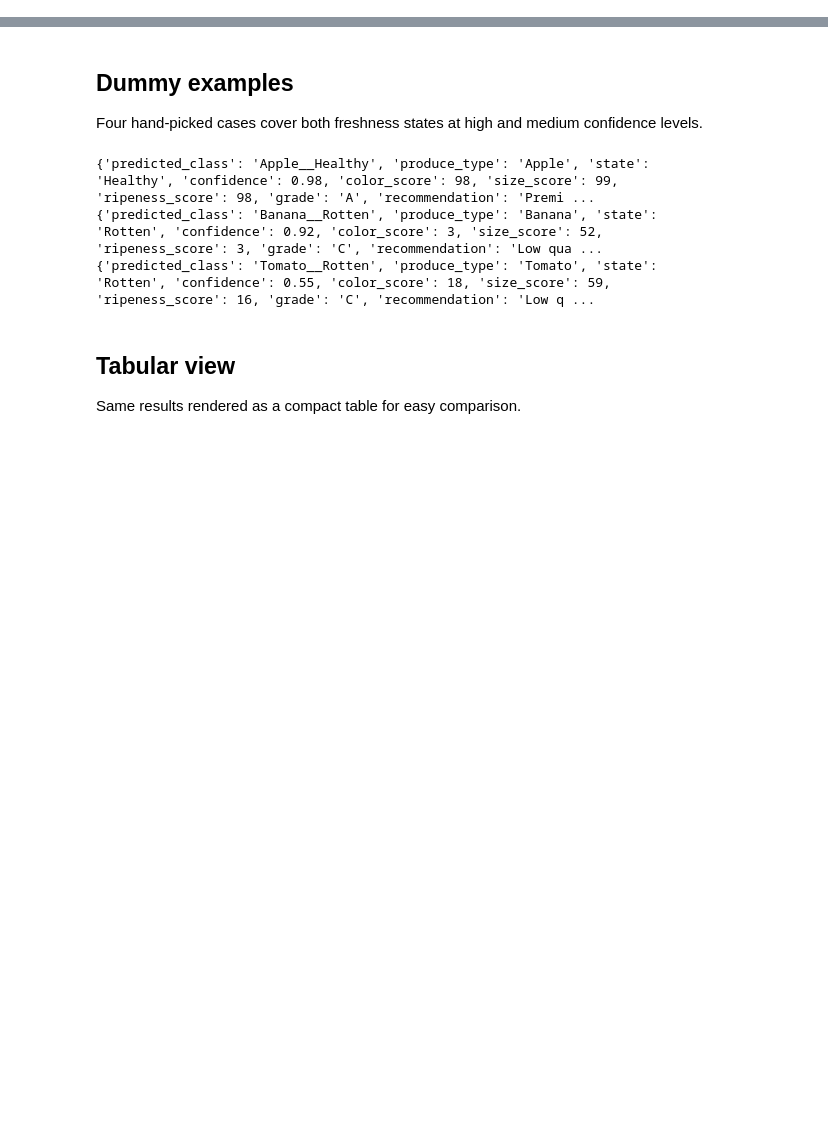
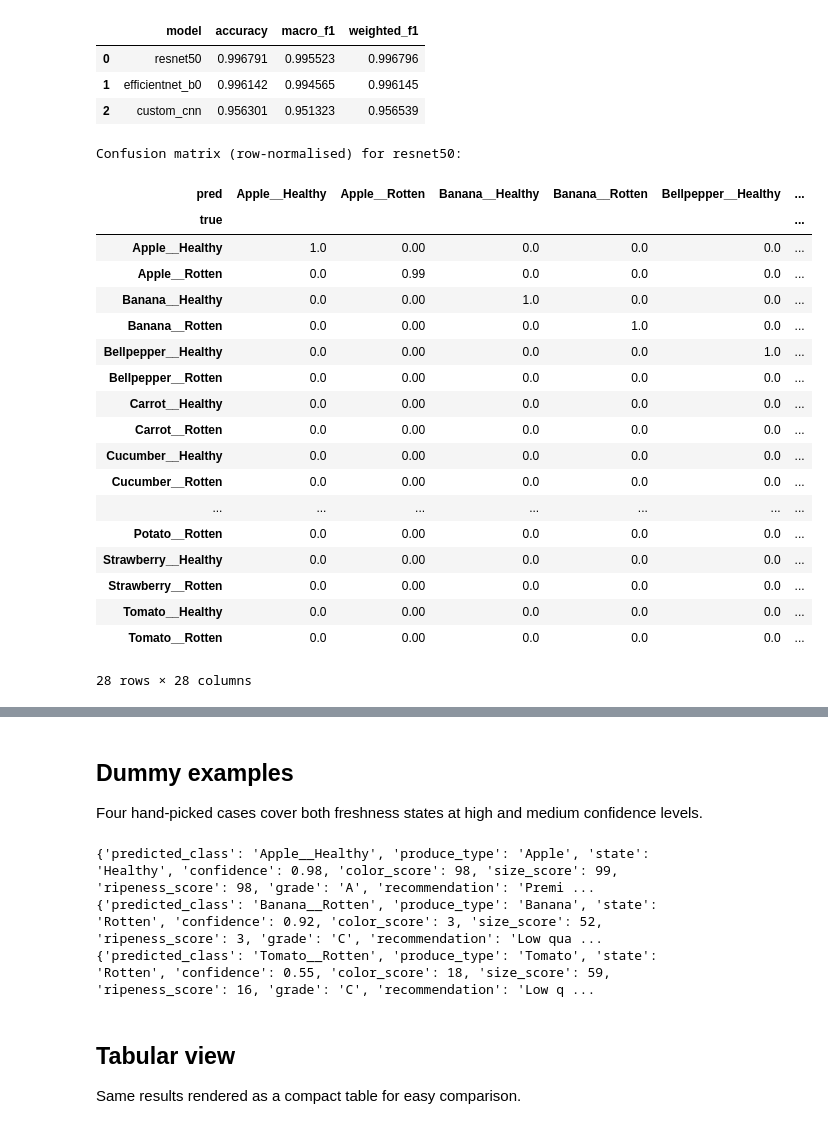
Before and after one commit to Mohamed-Elkiky/UFCFUR-15-3---Advanced-artificial-intelligence, a Jupyter notebook: task2_3_4_cv_quality/notebooks/04_evaluation.ipynb, the cells around one changed output, grey strips where cells are left out. Drawn from its saved outputs; the diff is of its cells as text; code cells hidden in the pictures; blank space fills up the shorter version.

```diff
--- a/task2_3_4_cv_quality/notebooks/04_evaluation.ipynb
+++ b/task2_3_4_cv_quality/notebooks/04_evaluation.ipynb
@@ -0,0 +40,6 @@
+# %%
+bundle = create_dataloaders(verbose=False)
+class_names = bundle.classes
+num_classes = len(class_names)
+print(f"Classes ({num_classes}): {class_names[:3]} ... {class_names[-3:]}")
+print(f"Test samples: {len(bundle.test_loader.dataset)}")
@@ -0,0 +128,46 @@
+# %%
+import pandas as pd
+
+summary = pd.DataFrame([
+    {
+        "model": name,
+        "accuracy": r["metrics"].accuracy,
+        "macro_f1": r["metrics"].macro["f1"],
+        "weighted_f1": r["metrics"].weighted["f1"],
+    }
+    for name, r in all_results.items()
+])
+summary = summary.sort_values("weighted_f1", ascending=False).reset_index(drop=True)
+summary
+# %% [output]
+|  | model | accuracy | macro_f1 | weighted_f1 |
+| 0 | resnet50 | 0.996791 | 0.995523 | 0.996796 |
+| 1 | efficientnet_b0 | 0.996142 | 0.994565 | 0.996145 |
+| 2 | custom_cnn | 0.956301 | 0.951323 | 0.956539 |
+# %%
+best_model_name = summary.iloc[0]["model"]
+best_result = all_results[best_model_name]["eval_result"]
+
+print(f"Confusion matrix (row-normalised) for {best_model_name}:")
+confusion_matrix_df(best_result, normalize="true").round(2)
+# %% [output]
+Confusion matrix (row-normalised) for resnet50:
+| pred | Apple__Healthy | Apple__Rotten | Banana__Healthy | Banana__Rotten | Bellpepper__Healthy | ... |
+| true |  |  |  |  |  | ... |
+| Apple__Healthy | 1.0 | 0.00 | 0.0 | 0.0 | 0.0 | ... |
+| Apple__Rotten | 0.0 | 0.99 | 0.0 | 0.0 | 0.0 | ... |
+| Banana__Healthy | 0.0 | 0.00 | 1.0 | 0.0 | 0.0 | ... |
+| Banana__Rotten | 0.0 | 0.00 | 0.0 | 1.0 | 0.0 | ... |
+| Bellpepper__Healthy | 0.0 | 0.00 | 0.0 | 0.0 | 1.0 | ... |
+| Bellpepper__Rotten | 0.0 | 0.00 | 0.0 | 0.0 | 0.0 | ... |
+| Carrot__Healthy | 0.0 | 0.00 | 0.0 | 0.0 | 0.0 | ... |
+| Carrot__Rotten | 0.0 | 0.00 | 0.0 | 0.0 | 0.0 | ... |
+| Cucumber__Healthy | 0.0 | 0.00 | 0.0 | 0.0 | 0.0 | ... |
+| Cucumber__Rotten | 0.0 | 0.00 | 0.0 | 0.0 | 0.0 | ... |
+| ... | ... | ... | ... | ... | ... | ... |
+| Potato__Rotten | 0.0 | 0.00 | 0.0 | 0.0 | 0.0 | ... |
+| Strawberry__Healthy | 0.0 | 0.00 | 0.0 | 0.0 | 0.0 | ... |
+| Strawberry__Rotten | 0.0 | 0.00 | 0.0 | 0.0 | 0.0 | ... |
+| Tomato__Healthy | 0.0 | 0.00 | 0.0 | 0.0 | 0.0 | ... |
+| Tomato__Rotten | 0.0 | 0.00 | 0.0 | 0.0 | 0.0 | ... |
+28 rows × 28 columns
```
Also changed, not shown: parts of 6 cells of this notebook.
